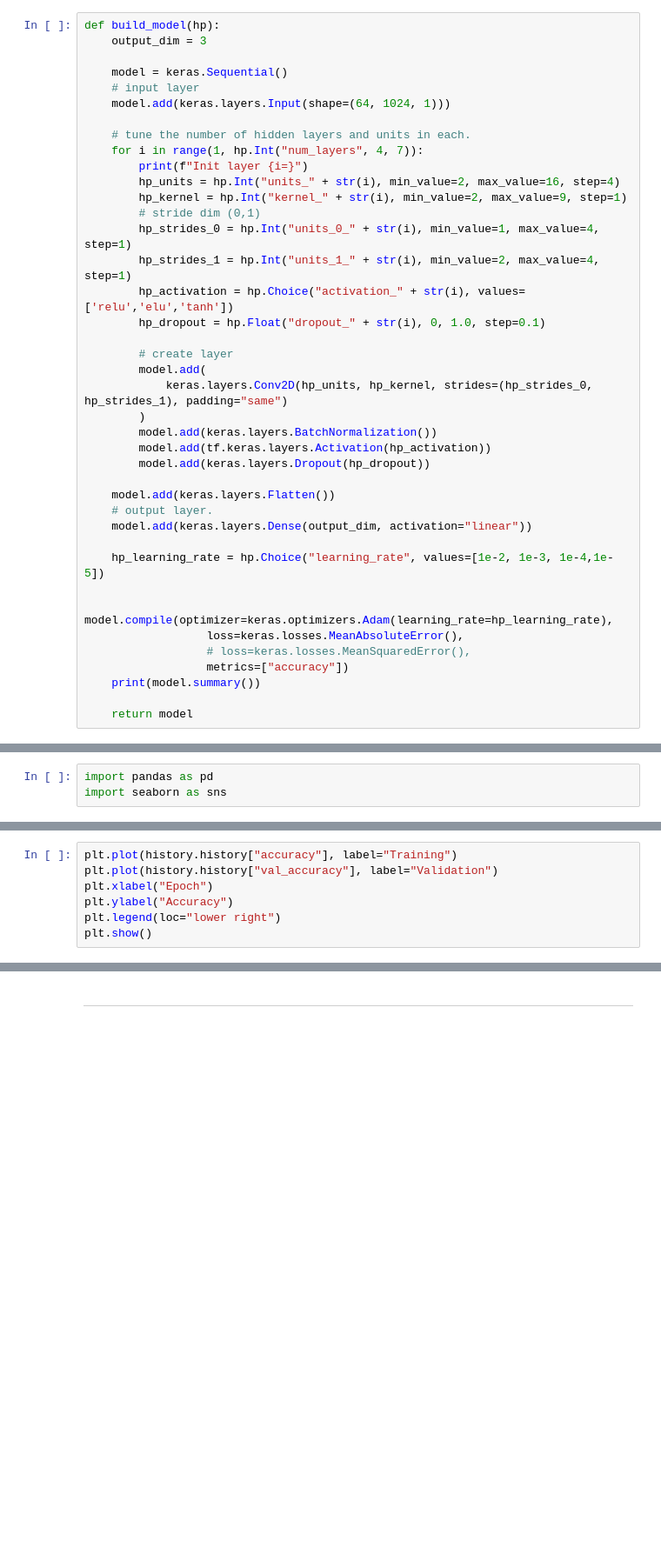
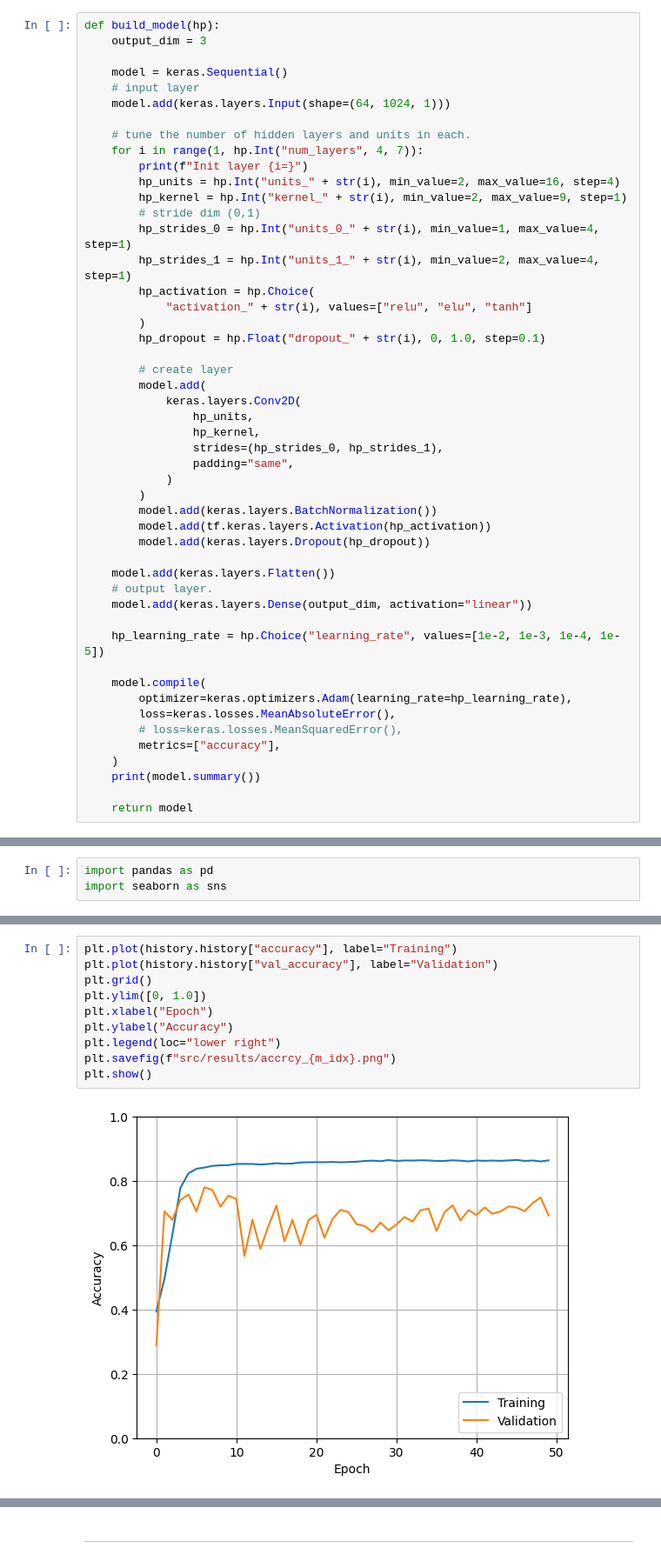
Before and after one commit to EITLabworks/In-Vivo-Data-Driven-Aortic-Pressure-Estimation-from-EIT, a Jupyter notebook: mapper_kerastuner.ipynb, the cells around one changed output, grey strips where cells are left out. Shown at 87% size. Cells and saved outputs as stored; diff of their text form; blank space fills up the shorter version.

```diff
--- a/mapper_kerastuner.ipynb
+++ b/mapper_kerastuner.ipynb
@@ -127,12 +127,19 @@ def build_model(hp):
         # stride dim (0,1)
         hp_strides_0 = hp.Int("units_0_" + str(i), min_value=1, max_value=4, step=1)
         hp_strides_1 = hp.Int("units_1_" + str(i), min_value=2, max_value=4, step=1)
-        hp_activation = hp.Choice("activation_" + str(i), values=['relu','elu','tanh'])
+        hp_activation = hp.Choice(
+            "activation_" + str(i), values=["relu", "elu", "tanh"]
+        )
         hp_dropout = hp.Float("dropout_" + str(i), 0, 1.0, step=0.1)
 
         # create layer
         model.add(
-            keras.layers.Conv2D(hp_units, hp_kernel, strides=(hp_strides_0, hp_strides_1), padding="same")
+            keras.layers.Conv2D(
+                hp_units,
+                hp_kernel,
+                strides=(hp_strides_0, hp_strides_1),
+                padding="same",
+            )
         )
         model.add(keras.layers.BatchNormalization())
         model.add(tf.keras.layers.Activation(hp_activation))
@@ -142,12 +149,14 @@ def build_model(hp):
     # output layer.
     model.add(keras.layers.Dense(output_dim, activation="linear"))
 
-    hp_learning_rate = hp.Choice("learning_rate", values=[1e-2, 1e-3, 1e-4,1e-5])
+    hp_learning_rate = hp.Choice("learning_rate", values=[1e-2, 1e-3, 1e-4, 1e-5])
 
-    model.compile(optimizer=keras.optimizers.Adam(learning_rate=hp_learning_rate),
-                  loss=keras.losses.MeanAbsoluteError(),
-                  # loss=keras.losses.MeanSquaredError(),
-                  metrics=["accuracy"])
+    model.compile(
+        optimizer=keras.optimizers.Adam(learning_rate=hp_learning_rate),
+        loss=keras.losses.MeanAbsoluteError(),
+        # loss=keras.losses.MeanSquaredError(),
+        metrics=["accuracy"],
+    )
     print(model.summary())
 
     return model
@@ -328,7 +398,12 @@ plt.savefig(f"src/results/boxplot_{m_idx}.png")
 # %%
 plt.plot(history.history["accuracy"], label="Training")
 plt.plot(history.history["val_accuracy"], label="Validation")
+plt.grid()
+plt.ylim([0, 1.0])
 plt.xlabel("Epoch")
 plt.ylabel("Accuracy")
 plt.legend(loc="lower right")
+plt.savefig(f"src/results/accrcy_{m_idx}.png")
 plt.show()
+# %% [output]
+[figure, added]
```
Also changed, not shown: parts of 44 cells of this notebook, 7 other files.
